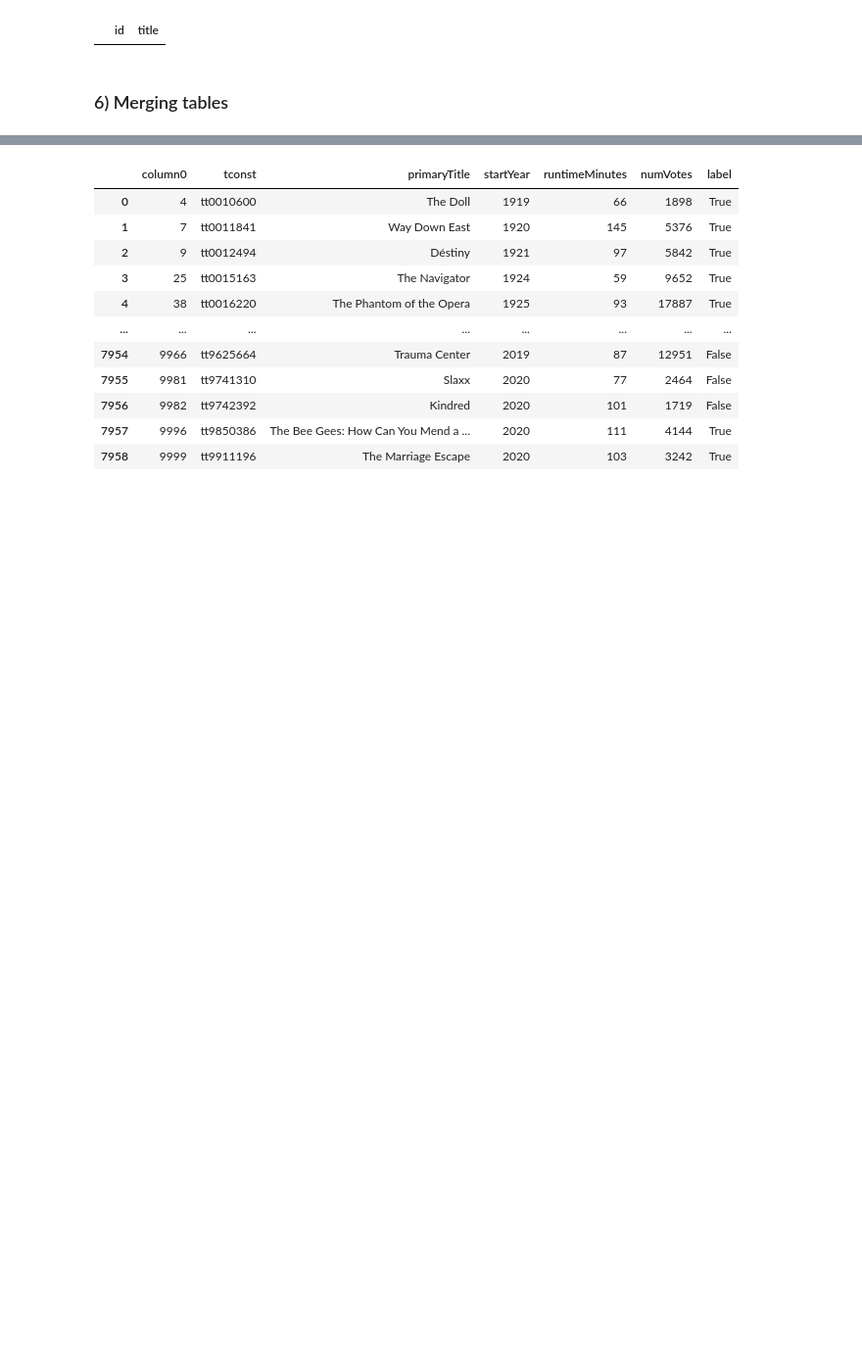
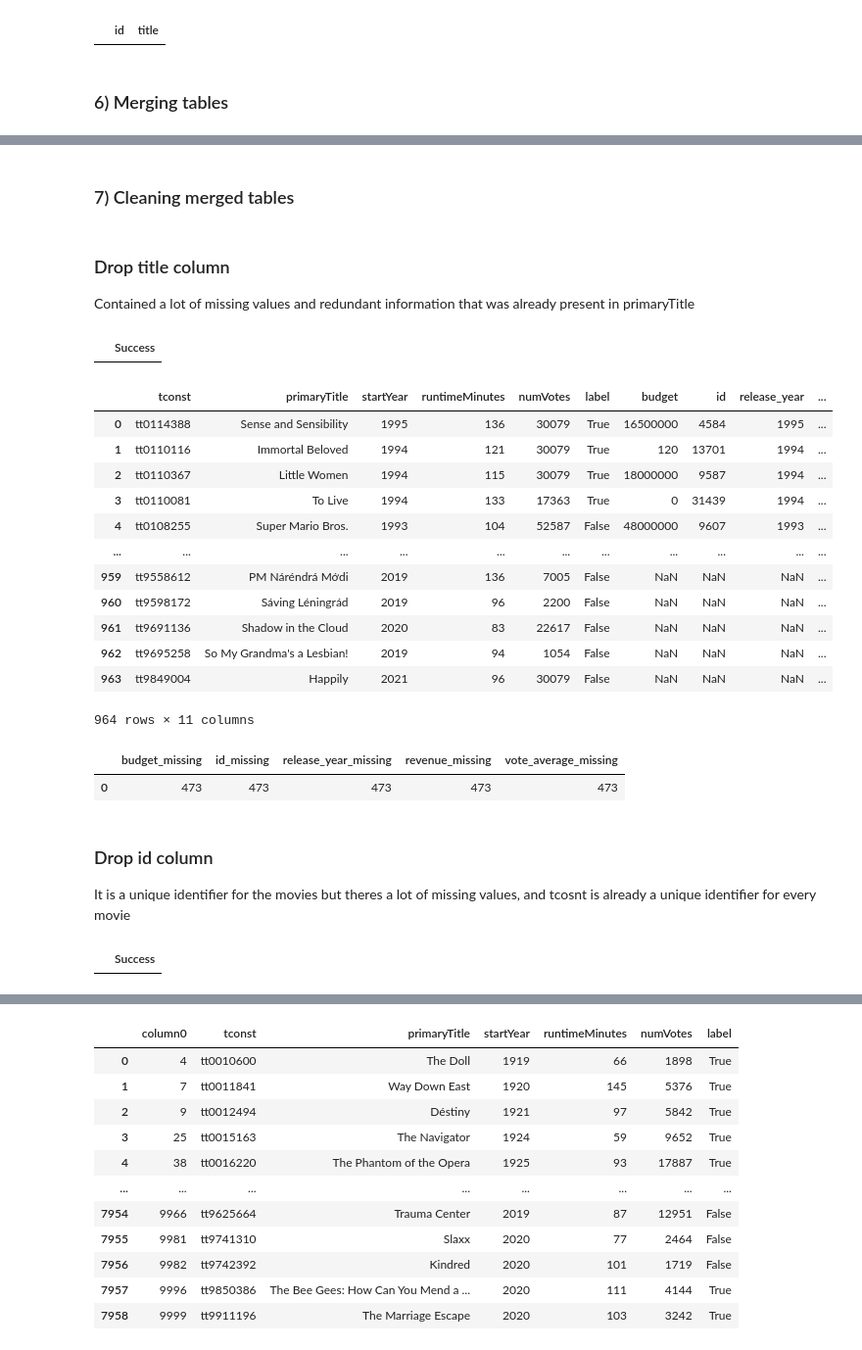
Before and after one commit to Rohan-Deshamudre/big-data-course-2022-projects, a Jupyter notebook: imdb/IMDB-Revisited.ipynb, the cells around one changed output, grey strips where cells are left out. Shown at 98% size. Drawn from its saved outputs; the diff is of its cells as text; code cells hidden in the pictures; blank space fills up the shorter version.

Commit message:
clean merged data

```diff
--- a/imdb/IMDB-Revisited.ipynb
+++ b/imdb/IMDB-Revisited.ipynb
@@ -510,0 +497,6 @@ con.execute('''
+# %% [markdown]
+### 7) Cleaning merged tables
+# %% [markdown]
+### Drop title column
+
+Contained a lot of missing values and redundant information that was already present in primaryTitle
@@ -510,0 +510,37 @@ con.execute('''
+# %%
+execute(drop_title('merged_training_set'))
+# %% [output]
+|  | Success |
+# %%
+con.execute('''SELECT * FROM merged_training_set''').fetchdf()
+# %% [output]
+|  | tconst | primaryTitle | startYear | runtimeMinutes | numVotes | label | budget | id | release_year | ... |
+| 0 | tt0114388 | Sense and Sensibility | 1995 | 136 | 30079 | True | 16500000 | 4584 | 1995 | ... |
+| 1 | tt0110116 | Immortal Beloved | 1994 | 121 | 30079 | True | 120 | 13701 | 1994 | ... |
+| 2 | tt0110367 | Little Women | 1994 | 115 | 30079 | True | 18000000 | 9587 | 1994 | ... |
+| 3 | tt0110081 | To Live | 1994 | 133 | 17363 | True | 0 | 31439 | 1994 | ... |
+| 4 | tt0108255 | Super Mario Bros. | 1993 | 104 | 52587 | False | 48000000 | 9607 | 1993 | ... |
+| ... | ... | ... | ... | ... | ... | ... | ... | ... | ... | ... |
+| 959 | tt9558612 | PM Náréndrá Mớdi | 2019 | 136 | 7005 | False | NaN | NaN | NaN | ... |
+| 960 | tt9598172 | Sáving Léningrád | 2019 | 96 | 2200 | False | NaN | NaN | NaN | ... |
+| 961 | tt9691136 | Shadow in the Cloud | 2020 | 83 | 22617 | False | NaN | NaN | NaN | ... |
+| 962 | tt9695258 | So My Grandma's a Lesbian! | 2019 | 94 | 1054 | False | NaN | NaN | NaN | ... |
+| 963 | tt9849004 | Happily | 2021 | 96 | 30079 | False | NaN | NaN | NaN | ... |
+964 rows × 11 columns
+# %%
+con.execute('''
+SELECT
+  COUNT(*) - COUNT(budget) AS budget_missing,
+  COUNT(*) - COUNT(id) AS id_missing,
+  COUNT(*) - COUNT(release_year) AS release_year_missing,
+  COUNT(*) - COUNT(revenue) AS revenue_missing,
+  COUNT(*) - COUNT(vote_average) AS vote_average_missing
+FROM merged_training_set
+''').fetchdf()
+# %% [output]
+|  | budget_missing | id_missing | release_year_missing | revenue_missing | vote_average_missing |
+| 0 | 473 | 473 | 473 | 473 | 473 |
+# %% [markdown]
+### Drop id column
+
+It is a unique identifier for the movies but theres a lot of missing values, and tcosnt is already a unique identifier for every movie
@@ -510,0 +554,4 @@ con.execute('''
+# %%
+execute(drop_id('merged_training_set'))
+# %% [output]
+|  | Success |
```
Also changed, not shown: parts of 45 cells of this notebook.
